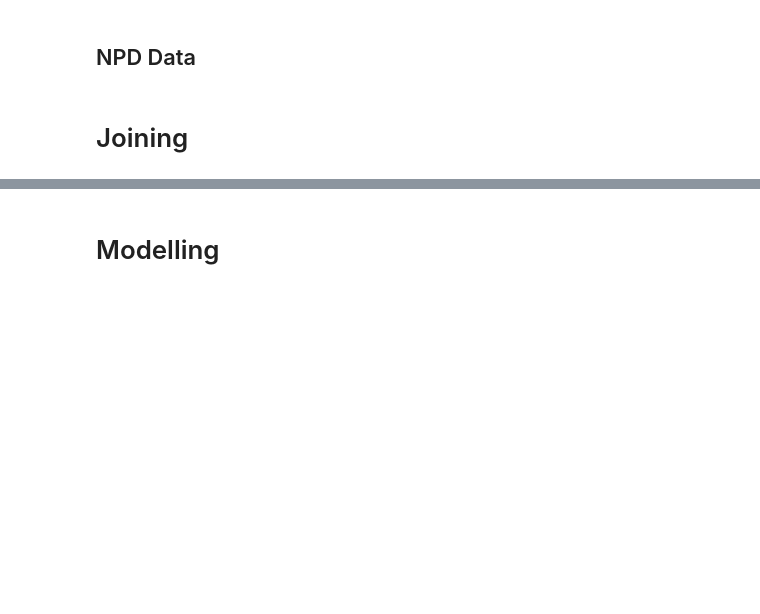
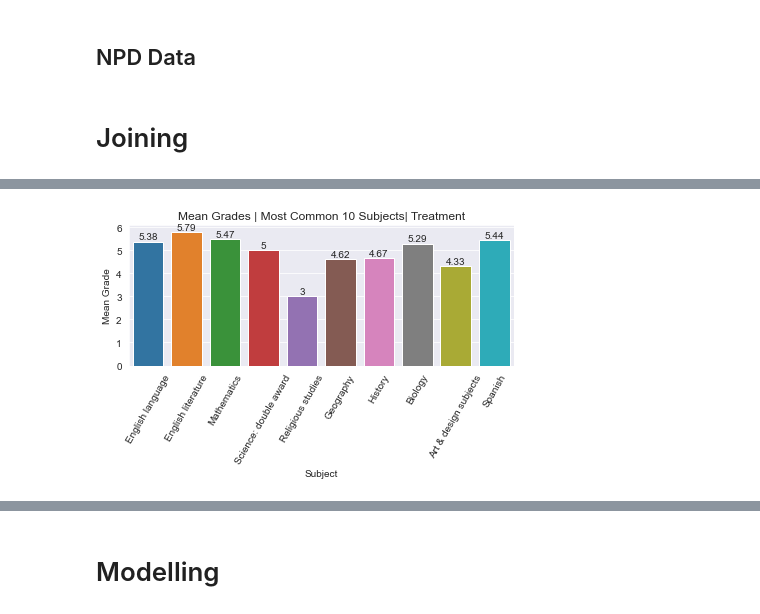
Before and after one commit to louismagowan/cag-equality, a Jupyter notebook: sandbox.ipynb, the cells around one changed output, grey strips where cells are left out. Drawn from its saved outputs; the diff is of its cells as text; code cells hidden in the pictures; blank space fills up the shorter version.

```diff
--- a/sandbox.ipynb
+++ b/sandbox.ipynb
@@ -197,11 +201,14 @@ npd_data = pd.DataFrame()
 # Iterate through files
 for file in npd_files:
     # Load data
-    df = pd.read_csv(file)
+    npd_df = pd.read_csv(file)
     # Process the NPD data
-    df = process_npd(df)
+    npd_df = process_npd(npd_df)
     # Combine into dataframe
-    npd_data = pd.concat([npd_data, df])
+    npd_data = pd.concat([npd_data, npd_df])
+
+    # Delete var to save memory
+    del npd_df
 # %% [markdown]
 # Joining
 # %%
@@ -241,6 +248,16 @@ merged = npd_data.merge(gcse_data, on = ["uidp", "year"],
 
 # Recode columns and filter further
 df = recode_cols(merged)
+
+# Recode columns and filter further
+df = recode_cols(merged)
+
+# Get list of most common subjects to plot with later
+most_common_subjects = df.groupby("jcqtitle").count()\
+.sort_values("eal", ascending = False)\
+.head(10)\
+.index\
+.to_list()
 
 # Drop now unnecesary UIDP and year cols
 df = df.drop(columns = ["year", "uidp"])
@@ -260,8 +277,4 @@ for col in categorical_cols:
     mapping[col] = encoder.fit(df[col].values.reshape(-1, 1))
     # Convert column to numerics
     df[col] = encoder.transform(df[col].values.reshape(-1, 1))
-
-# Split into treatment and control
-treatment = df[~df.centreassessmentgrade.isna()]
-control = df[df.centreassessmentgrade.isna()]
 # %%
@@ -282,0 +392,18 @@ report.to_file("eda_check.html")
+# %%
+# Plot most common subject mean grades, treatment vs control
+subject_treat = treatment.groupby("jcqtitle")[["grade"]].mean()\
+.loc[most_common_subjects].reset_index().round(2)
+subject_control = control.groupby("jcqtitle")[["grade"]].mean()\
+.loc[most_common_subjects].reset_index().round(2)
+# %%
+# Plot treatment
+fig = sns.barplot(x = "jcqtitle", y = "grade", data = subject_treat)
+fig.tick_params(axis='x', rotation=60)
+fig.set(xlabel = "Subject", ylabel = "Mean Grade",
+        title = "Mean Grades | Most Common 10 Subjects| Treatment")
+fig.bar_label(fig.containers[0]);
+
+plt.tight_layout()
+plt.savefig("treatment_subj_grades.png")
+# %% [output]
+[figure, added]
```
Also changed, not shown: parts of 29 cells of this notebook.
